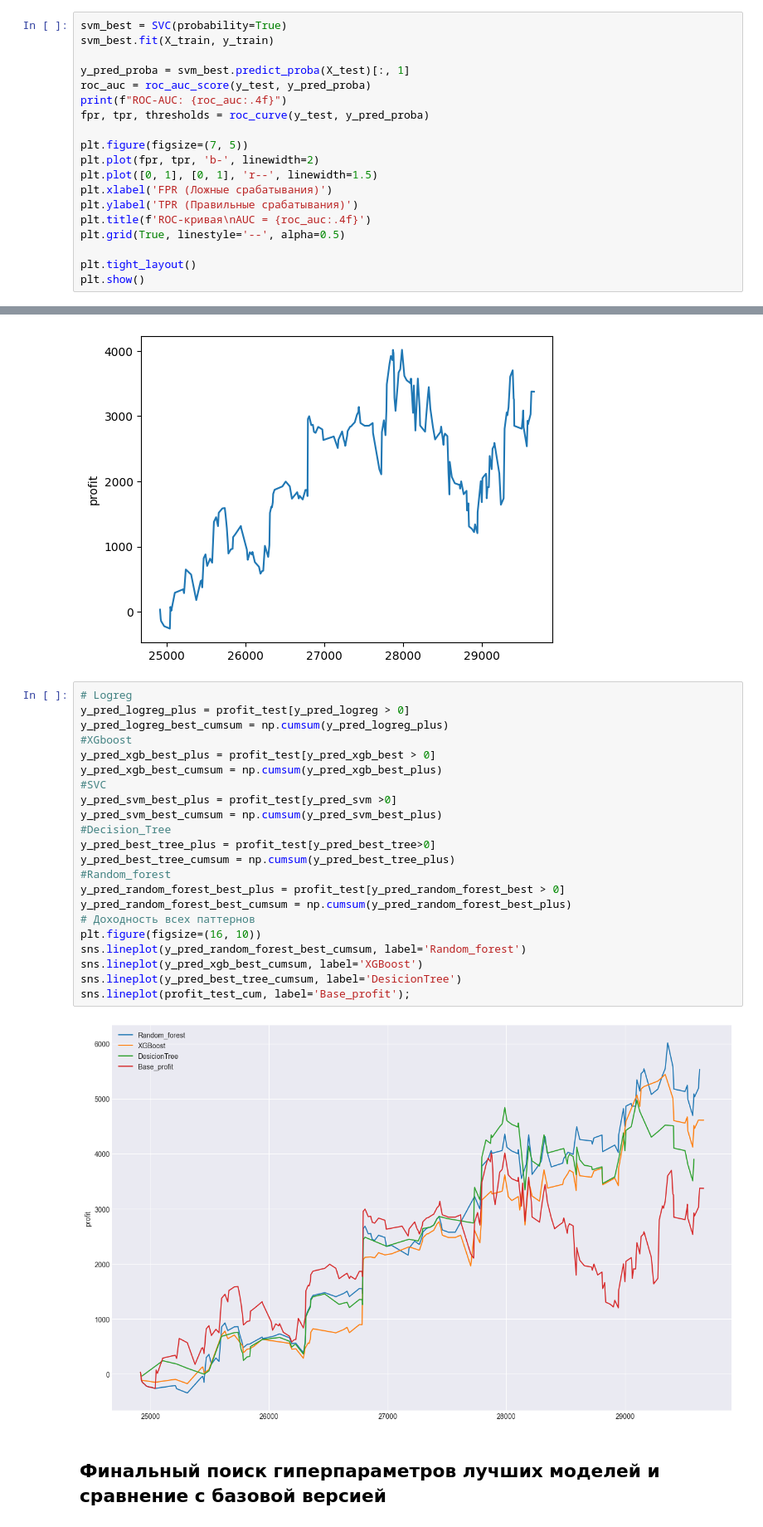
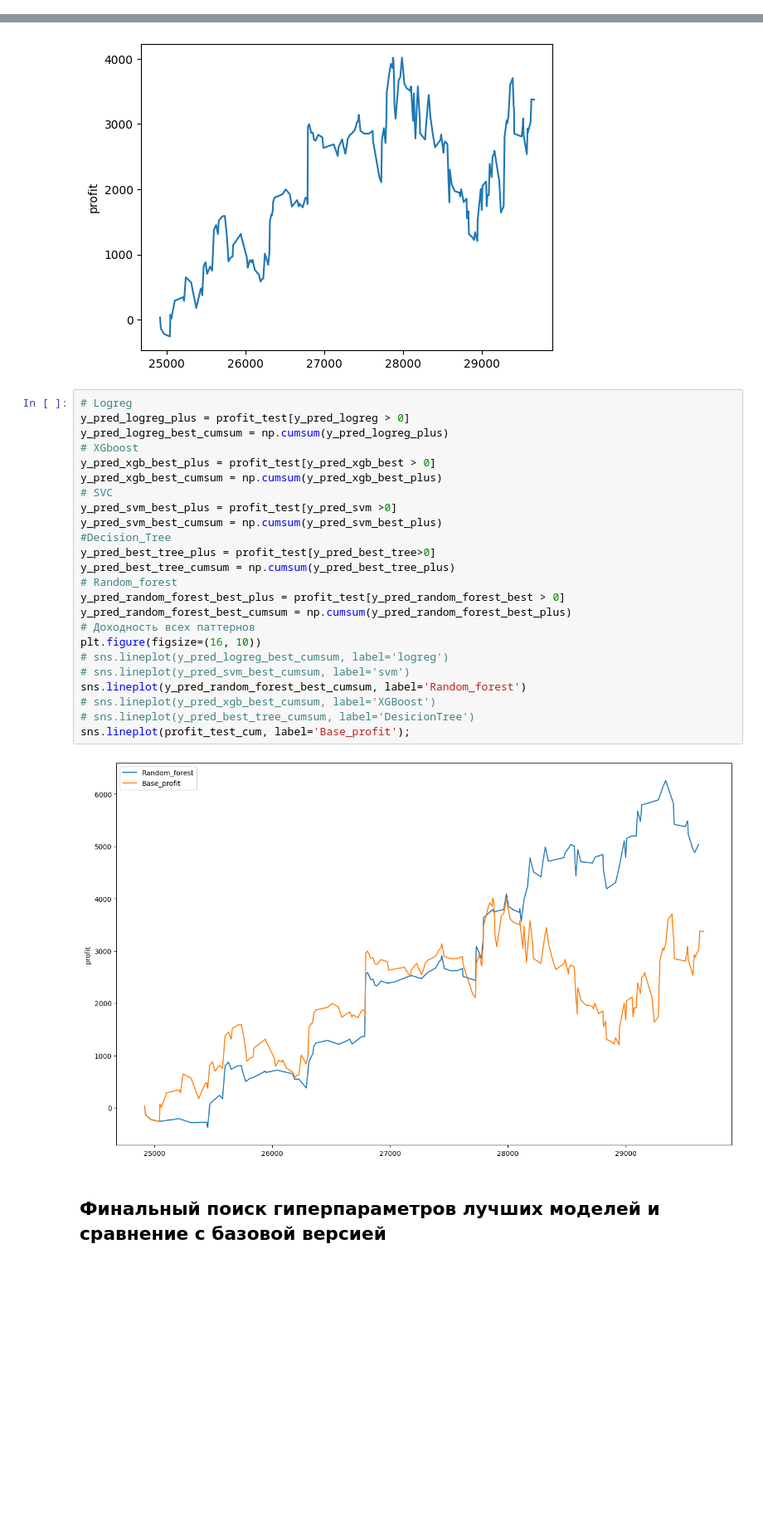
Before and after one commit to AlexKosuhin/AlgoTrading, a Jupyter notebook: classification.ipynb, the cells around one changed output, grey strips where cells are left out. Shown at 83% size. Cells and saved outputs as stored; diff of their text form; blank space fills up the shorter version.

```diff
--- a/classification.ipynb
+++ b/classification.ipynb
@@ -1088,19 +1100,0 @@ weighted avg       0.45      0.45      0.43       203
-# %%
-svm_best = SVC(probability=True)
-svm_best.fit(X_train, y_train)
-
-y_pred_proba = svm_best.predict_proba(X_test)[:, 1]
-roc_auc = roc_auc_score(y_test, y_pred_proba)
-print(f"ROC-AUC: {roc_auc:.4f}")
-fpr, tpr, thresholds = roc_curve(y_test, y_pred_proba)
-
-plt.figure(figsize=(7, 5))
-plt.plot(fpr, tpr, 'b-', linewidth=2)
-plt.plot([0, 1], [0, 1], 'r--', linewidth=1.5)
-plt.xlabel('FPR (Ложные срабатывания)')
-plt.ylabel('TPR (Правильные срабатывания)')
-plt.title(f'ROC-кривая\nAUC = {roc_auc:.4f}')
-plt.grid(True, linestyle='--', alpha=0.5)
-
-plt.tight_layout()
-plt.show()
@@ -1648,27 +1582,29 @@ sns.lineplot(profit_test_cum)
 # %%
 # Logreg
 y_pred_logreg_plus = profit_test[y_pred_logreg > 0]
 y_pred_logreg_best_cumsum = np.cumsum(y_pred_logreg_plus)
-#XGboost
+# XGboost
 y_pred_xgb_best_plus = profit_test[y_pred_xgb_best > 0]
 y_pred_xgb_best_cumsum = np.cumsum(y_pred_xgb_best_plus)
-#SVC
+# SVC
 y_pred_svm_best_plus = profit_test[y_pred_svm >0]
 y_pred_svm_best_cumsum = np.cumsum(y_pred_svm_best_plus)
 #Decision_Tree
 y_pred_best_tree_plus = profit_test[y_pred_best_tree>0]
 y_pred_best_tree_cumsum = np.cumsum(y_pred_best_tree_plus)
-#Random_forest
+# Random_forest
 y_pred_random_forest_best_plus = profit_test[y_pred_random_forest_best > 0]
 y_pred_random_forest_best_cumsum = np.cumsum(y_pred_random_forest_best_plus)
 # Доходность всех паттернов
 plt.figure(figsize=(16, 10))
+# sns.lineplot(y_pred_logreg_best_cumsum, label='logreg')
+# sns.lineplot(y_pred_svm_best_cumsum, label='svm')
 sns.lineplot(y_pred_random_forest_best_cumsum, label='Random_forest')
-sns.lineplot(y_pred_xgb_best_cumsum, label='XGBoost')
-sns.lineplot(y_pred_best_tree_cumsum, label='DesicionTree')
+# sns.lineplot(y_pred_xgb_best_cumsum, label='XGBoost')
+# sns.lineplot(y_pred_best_tree_cumsum, label='DesicionTree')
 sns.lineplot(profit_test_cum, label='Base_profit');
 # %% [output]
-[figure, old version]
+[figure, new version]
 # %% [markdown]
 ## Финальный поиск гиперпараметров лучших моделей и сравнение с базовой версией
 # %% [markdown]
```
Also changed, not shown: parts of 41 cells of this notebook.
